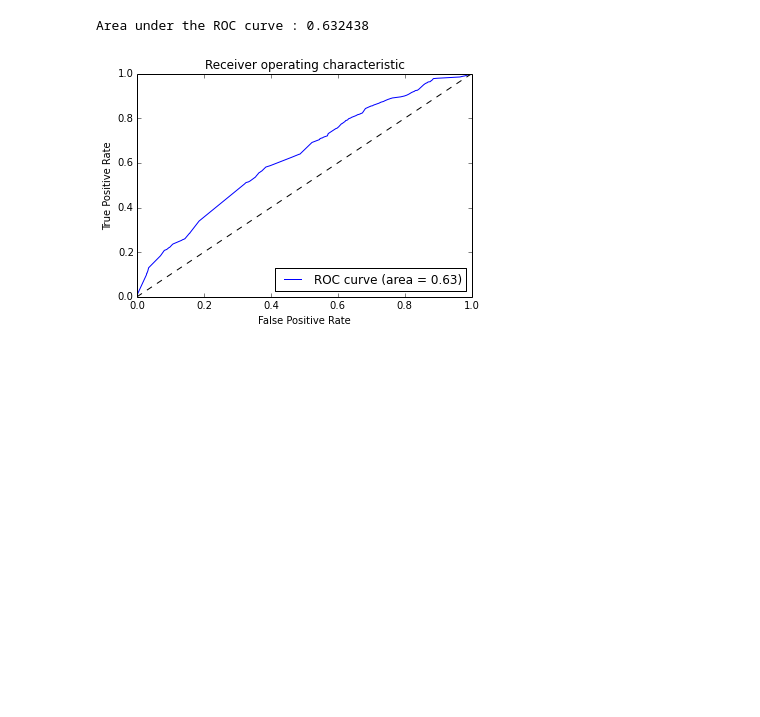
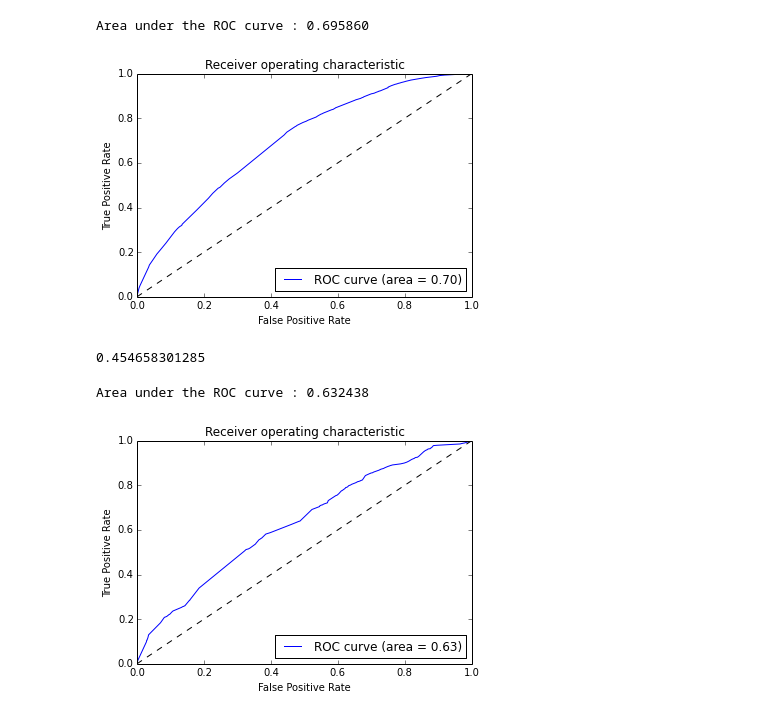
Before and after one commit to Kelvin-Zhong/Click-Through-Rate-Prediction, a Jupyter notebook: DecisionTree_NaiveBayes.ipynb, the cells around one changed output. Saved outputs shown, nothing was run; the diff lists cells and outputs as text; code cells hidden in the pictures; blank space fills up the shorter version.

```diff
--- a/DecisionTree_NaiveBayes.ipynb
+++ b/DecisionTree_NaiveBayes.ipynb
@@ -71,20 +75,24 @@ Area under the ROC curve : 0.604872
 # %%
 from sklearn.ensemble import RandomForestClassifier
 # train random forest
 clfRF = RandomForestClassifier(n_estimators = 20, min_samples_split = 500, min_samples_leaf = 10, n_jobs = 2)
 clfRF.fit(trainData, trainLabel)
 result = clfRF.predict_proba(testData)
 result = result[:, 1:2]
 
 ROC(testLabel, result)
 
-labels = clfRF.predict(tesetData)
+labels = clfRF.predict(testData)
 cnt = 0
 for i in range(0, len(testLabel)):
     if labels[i] != testLabel[i]:
         cnt = cnt + 1
 
 print float(cnt)/float(len(testLabel))
+# %% [output]
+Area under the ROC curve : 0.695860
+[figure, added]
+0.454658301285
 # %%
 def ROC(label,result):
     %matplotlib inline
```
Also changed, not shown: parts of 7 cells of this notebook, 1 other file.
